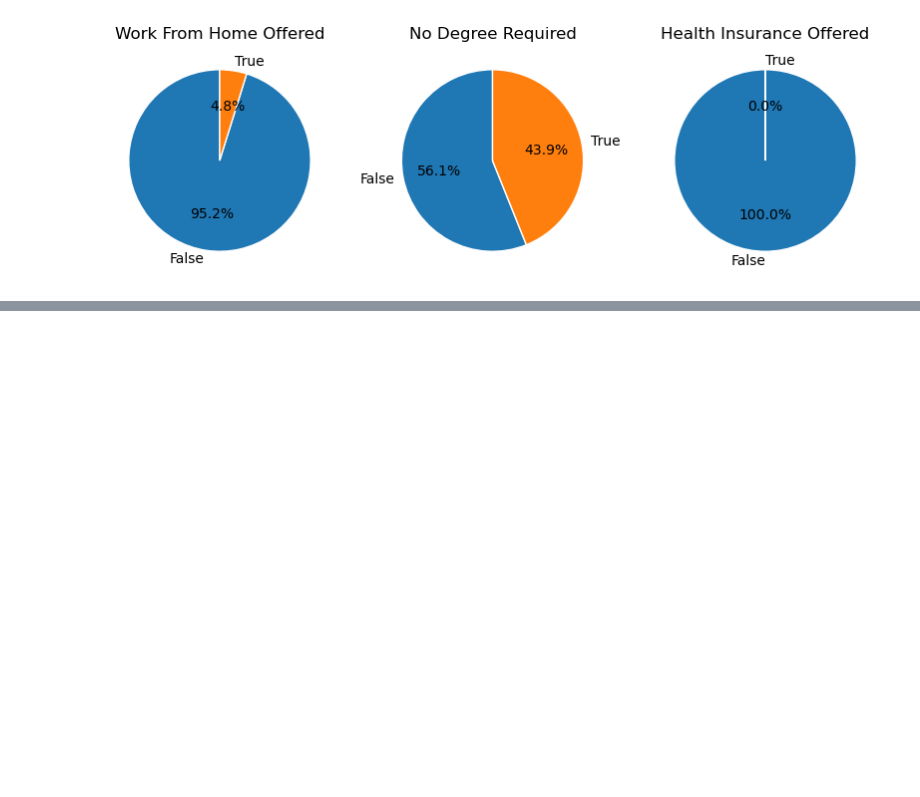
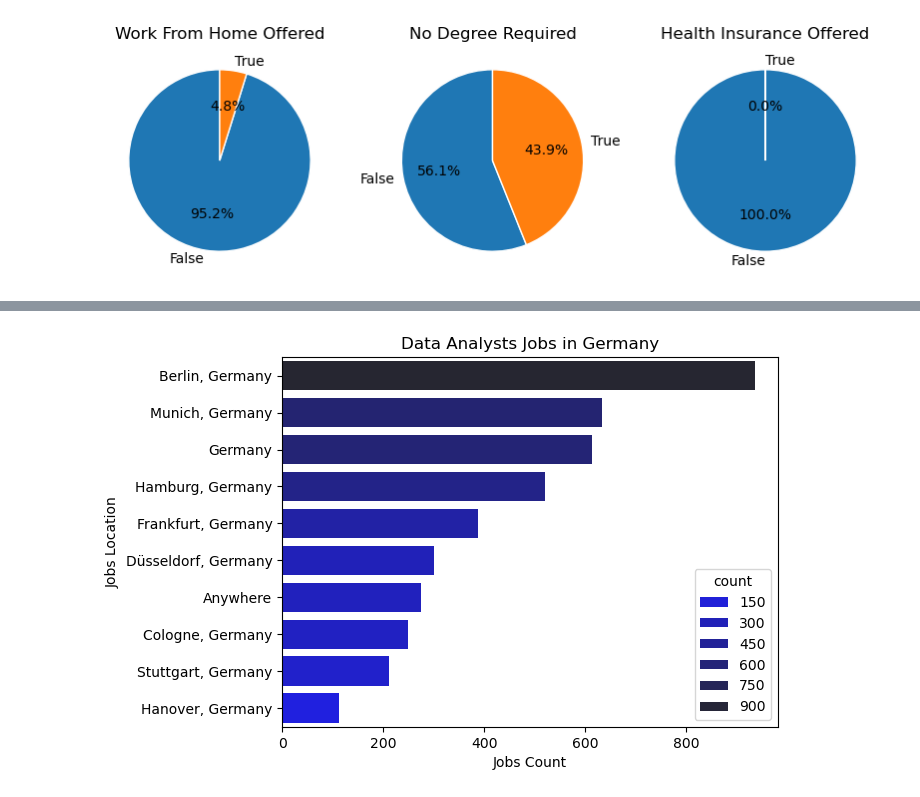
Before and after one commit to AungHtet2/Data-Analyst, a Jupyter notebook: 5.project/EDA.ipynb, the cells around one changed output, grey strips where cells are left out. Saved outputs shown, nothing was run; the diff lists cells and outputs as text; code cells hidden in the pictures; blank space fills up the shorter version.

```diff
--- a/5.project/EDA.ipynb
+++ b/5.project/EDA.ipynb
@@ -73,0 +85,12 @@ for i,(column,title) in enumerate(dict.items()):
+# %%
+df_Ger_DA = df_Ger[df_Ger['job_title_short'] == 'Data Analyst'].copy()
+
+df_Ger_DA_location = df_Ger_DA['job_location'].value_counts().head(10).reset_index()
+
+sns.barplot(data=df_Ger_DA_location, x='count', y='job_location', hue='count', palette='dark:b_r')
+plt.title('Data Analysts Jobs in Germany')
+plt.xlabel('Jobs Count')
+plt.ylabel('Jobs Location')
+plt.show()
+# %% [output]
+[figure, added]
```
Also changed, not shown: parts of 2 cells of this notebook.
